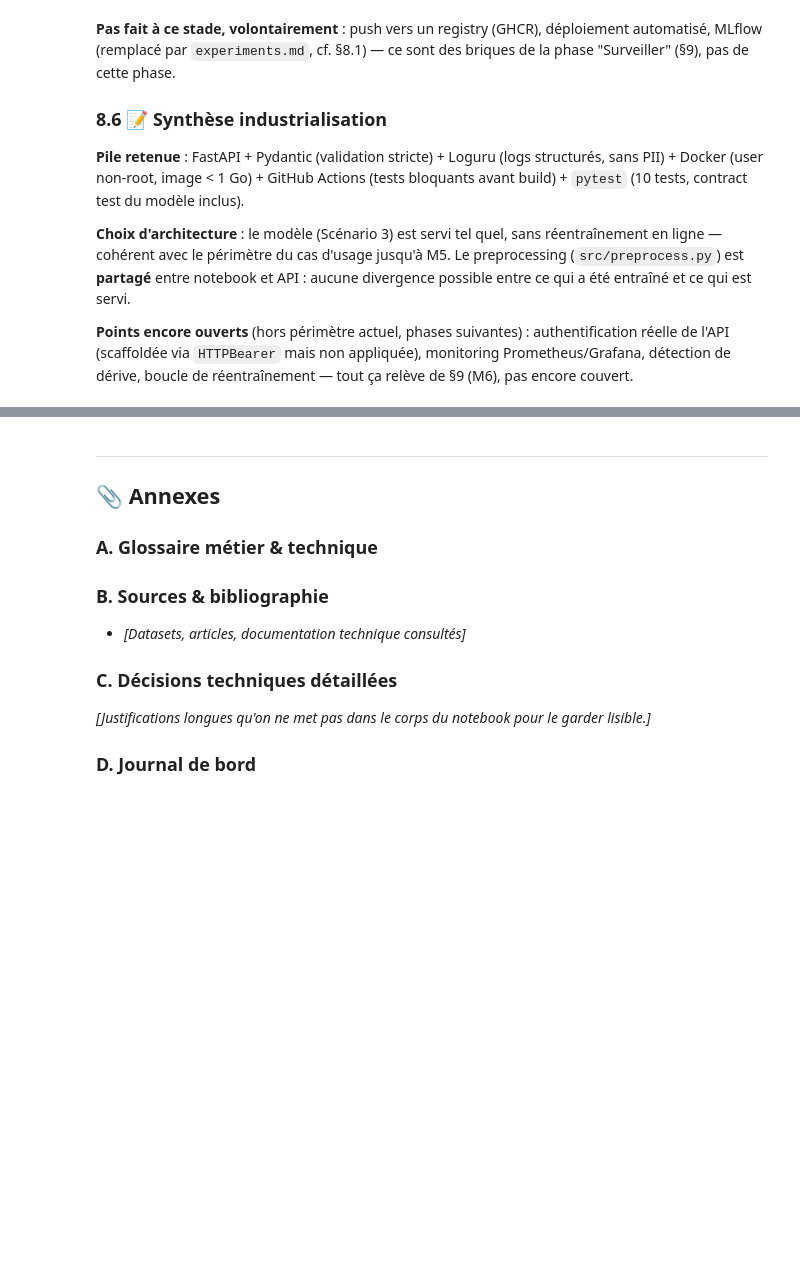
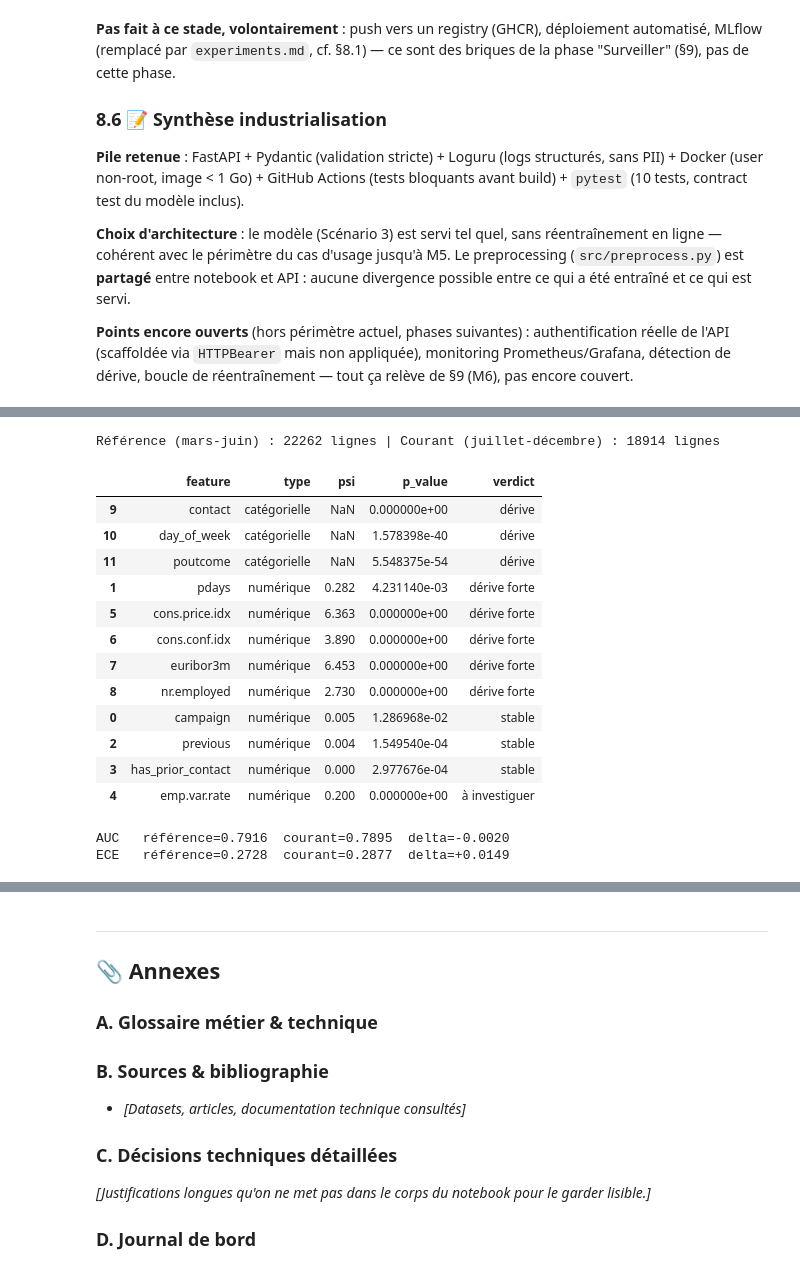
Before and after one commit to nawellepolin/cas-usage-certif-bank-marketing-nawelle, a Jupyter notebook: notebooks/M9_nawelle_bank_marketing.ipynb, the cells around one changed output, grey strips where cells are left out. Drawn from its saved outputs; the diff is of its cells as text; code cells hidden in the pictures; blank space fills up the shorter version.

```diff
--- a/notebooks/M9_nawelle_bank_marketing.ipynb
+++ b/notebooks/M9_nawelle_bank_marketing.ipynb
@@ -1706,0 +1746,46 @@ Le conseiller (ou un outil interne) interroge `/predict` **avant** d'appeler un
+# %%
+import sys
+sys.path.insert(0, "..")
+from sklearn.metrics import roc_auc_score
+from src.drift_detection import drift_report
+from src.calibration import expected_calibration_error
+
+EARLY_MONTHS = ["mar", "apr", "may", "jun"]
+LATE_MONTHS = ["jul", "aug", "sep", "oct", "nov", "dec"]
+
+ref_df = df_fe[df_fe["month"].isin(EARLY_MONTHS)].reset_index(drop=True)
+cur_df = df_fe[df_fe["month"].isin(LATE_MONTHS)].reset_index(drop=True)
+print(f"Référence (mars-juin) : {len(ref_df)} lignes | Courant (juillet-décembre) : {len(cur_df)} lignes")
+
+cat_cols, num_cols = get_scenario_columns("scenario_3")
+report = drift_report(ref_df, cur_df, num_cols, [c for c in cat_cols if c != "month"])
+display(report.sort_values("verdict"))
+
+y_ref = (ref_df["y"] == "yes").astype(int)
+y_cur = (cur_df["y"] == "yes").astype(int)
+proba_ref = retained.predict_proba(ref_df)[:, 1]
+proba_cur = retained.predict_proba(cur_df)[:, 1]
+
+auc_ref, auc_cur = roc_auc_score(y_ref, proba_ref), roc_auc_score(y_cur, proba_cur)
+ece_ref = expected_calibration_error(pd.Series(proba_ref), y_ref)
+ece_cur = expected_calibration_error(pd.Series(proba_cur), y_cur)
+
+print(f"\nAUC   référence={auc_ref:.4f}  courant={auc_cur:.4f}  delta={auc_cur-auc_ref:+.4f}")
+print(f"ECE   référence={ece_ref:.4f}  courant={ece_cur:.4f}  delta={ece_cur-ece_ref:+.4f}")
+# %% [output]
+Référence (mars-juin) : 22262 lignes | Courant (juillet-décembre) : 18914 lignes
+|  | feature | type | psi | p_value | verdict |
+| 9 | contact | catégorielle | NaN | 0.000000e+00 | dérive |
+| 10 | day_of_week | catégorielle | NaN | 1.578398e-40 | dérive |
+| 11 | poutcome | catégorielle | NaN | 5.548375e-54 | dérive |
+| 1 | pdays | numérique | 0.282 | 4.231140e-03 | dérive forte |
+| 5 | cons.price.idx | numérique | 6.363 | 0.000000e+00 | dérive forte |
+| 6 | cons.conf.idx | numérique | 3.890 | 0.000000e+00 | dérive forte |
+| 7 | euribor3m | numérique | 6.453 | 0.000000e+00 | dérive forte |
+| 8 | nr.employed | numérique | 2.730 | 0.000000e+00 | dérive forte |
+| 0 | campaign | numérique | 0.005 | 1.286968e-02 | stable |
+| 2 | previous | numérique | 0.004 | 1.549540e-04 | stable |
+| 3 | has_prior_contact | numérique | 0.000 | 2.977676e-04 | stable |
+| 4 | emp.var.rate | numérique | 0.200 | 0.000000e+00 | à investiguer |
+AUC   référence=0.7916  courant=0.7895  delta=-0.0020
+ECE   référence=0.2728  courant=0.2877  delta=+0.0149
```
Also changed, not shown: parts of 15 cells of this notebook, 13 other files.
